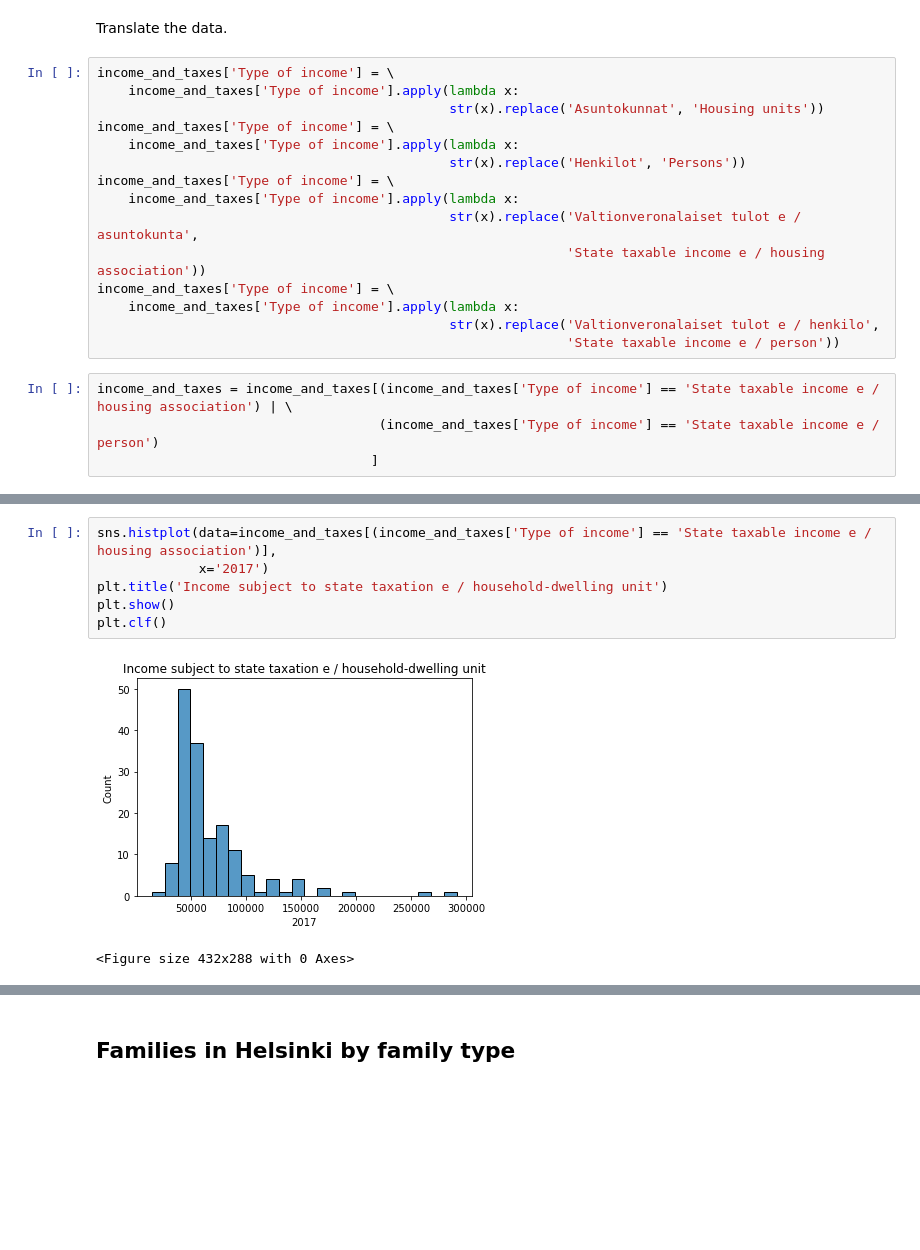
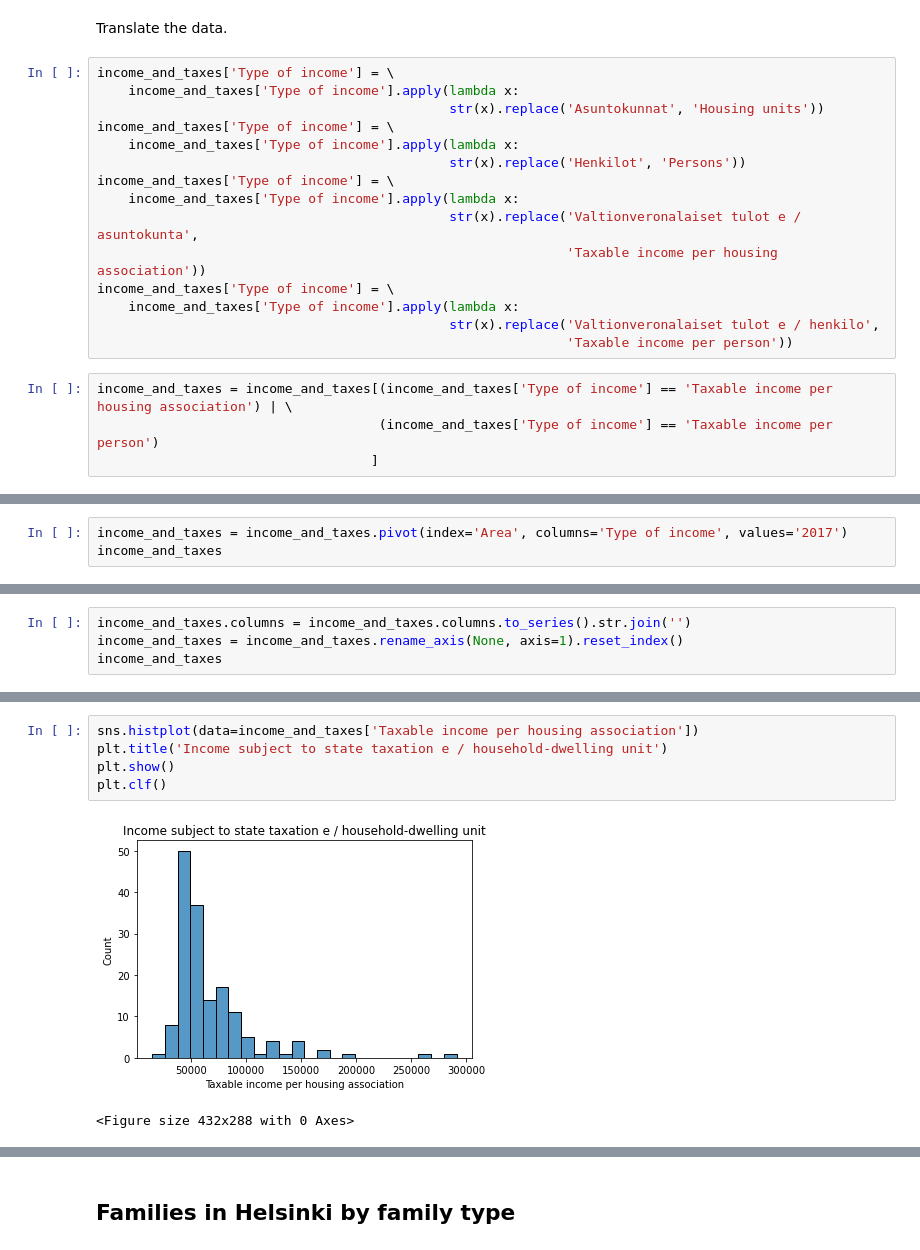
Before and after one commit to phuvio/Introduction-to-Data-Science, a Jupyter notebook: src/Introduction to Data Science - miniproject.ipynb, the cells around one changed output, grey strips where cells are left out. Saved outputs shown, nothing was run; the diff lists cells and outputs as text; blank space fills up the shorter version.

```diff
--- a/src/Introduction to Data Science - miniproject.ipynb
+++ b/src/Introduction to Data Science - miniproject.ipynb
@@ -227,12 +275,12 @@ income_and_taxes['Type of income'] = \
 income_and_taxes['Type of income'] = \
     income_and_taxes['Type of income'].apply(lambda x:
                                              str(x).replace('Valtionveronalaiset tulot e / asuntokunta',
-                                                            'State taxable income e / housing association'))
+                                                            'Taxable income per housing association'))
 income_and_taxes['Type of income'] = \
     income_and_taxes['Type of income'].apply(lambda x:
                                              str(x).replace('Valtionveronalaiset tulot e / henkilo',
-                                                            'State taxable income e / person'))
+                                                            'Taxable income per person'))
 # %%
-income_and_taxes = income_and_taxes[(income_and_taxes['Type of income'] == 'State taxable income e / housing association') | \
-                                    (income_and_taxes['Type of income'] == 'State taxable income e / person')
+income_and_taxes = income_and_taxes[(income_and_taxes['Type of income'] == 'Taxable income per housing association') | \
+                                    (income_and_taxes['Type of income'] == 'Taxable income per person')
                                    ]
@@ -238,0 +302,3 @@ income_and_taxes = income_and_taxes[(income_and_taxes['Type of income'] == 'Stat
+# %%
+income_and_taxes = income_and_taxes.pivot(index='Area', columns='Type of income', values='2017')
+income_and_taxes
@@ -238,0 +320,4 @@ income_and_taxes = income_and_taxes[(income_and_taxes['Type of income'] == 'Stat
+# %%
+income_and_taxes.columns = income_and_taxes.columns.to_series().str.join('')
+income_and_taxes = income_and_taxes.rename_axis(None, axis=1).reset_index()
+income_and_taxes
@@ -239,10 +338,9 @@ income_and_taxes = income_and_taxes[(income_and_taxes['Type of income'] == 'Stat
 # %%
-sns.histplot(data=income_and_taxes[(income_and_taxes['Type of income'] == 'State taxable income e / housing association')],
-             x='2017')
+sns.histplot(data=income_and_taxes['Taxable income per housing association'])
 plt.title('Income subject to state taxation e / household-dwelling unit')
 plt.show()
 plt.clf()
 # %% [output]
-[figure, old version]
+[figure, new version]
 <Figure size 432x288 with 0 Axes>
 # %%
```
Also changed, not shown: parts of 33 cells of this notebook, 1 other file.
